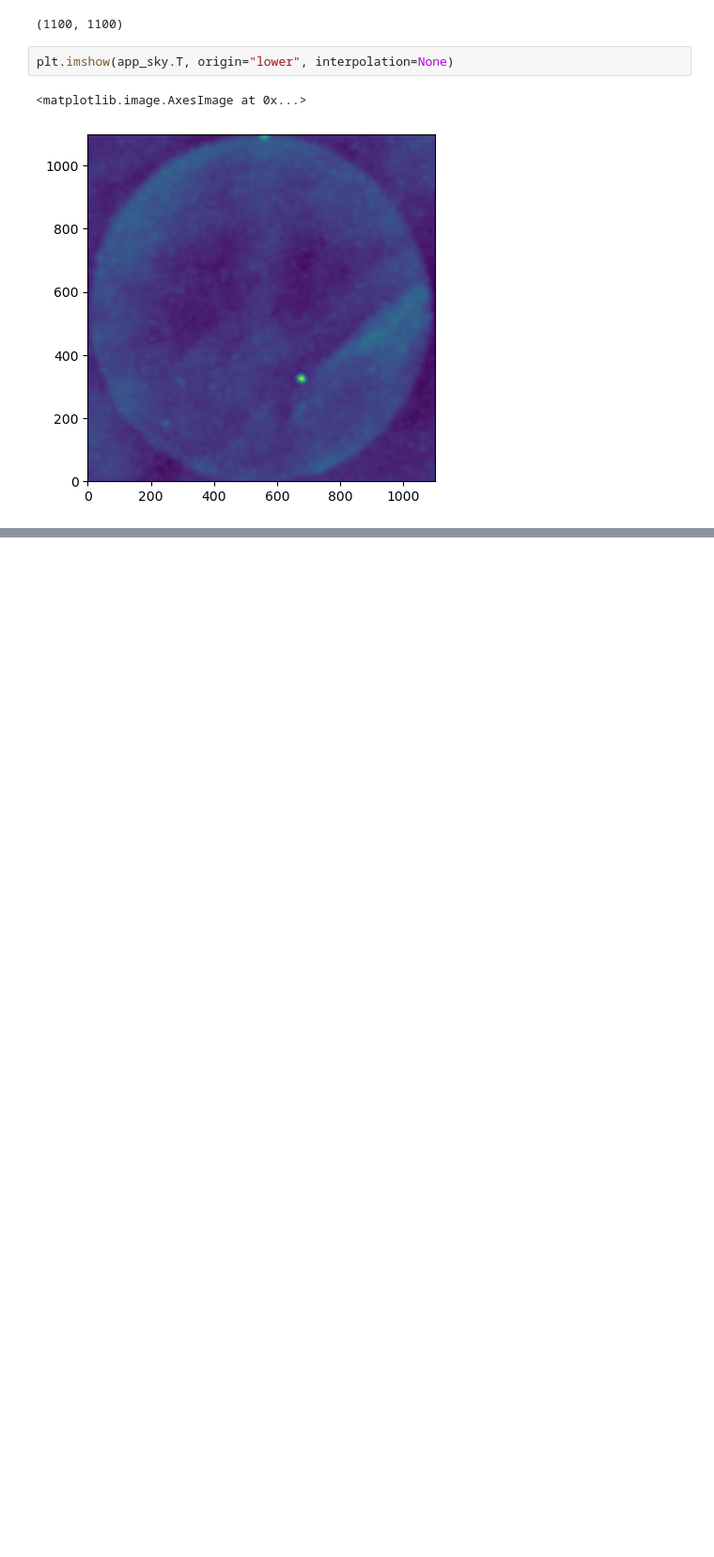
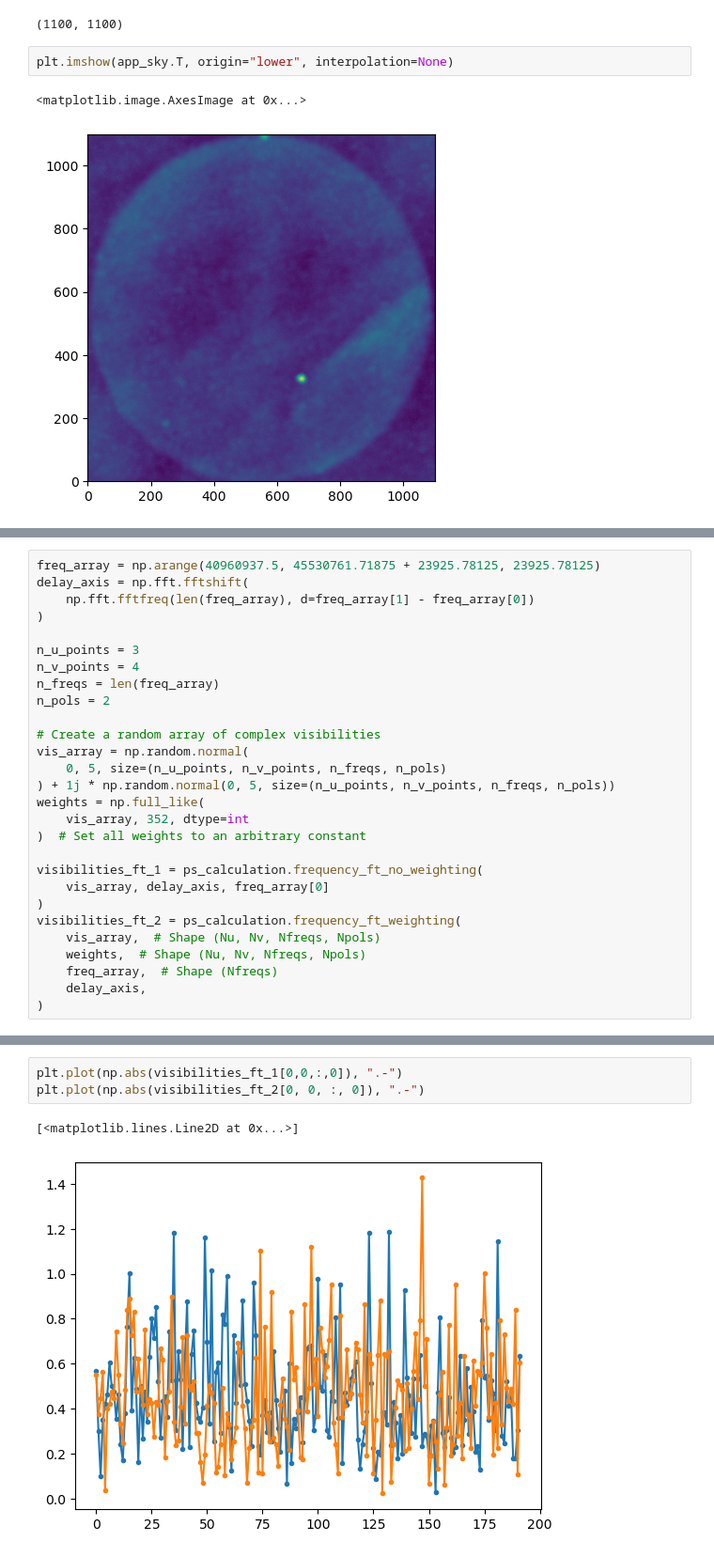
Before and after one commit to rlbyrne/DeltaPS, a Jupyter notebook: run_ps.ipynb, the cells around one changed output, grey strips where cells are left out. Shown at 94% size. Saved outputs shown, nothing was run; the diff lists cells and outputs as text; blank space fills up the shorter version.

```diff
--- a/run_ps.ipynb
+++ b/run_ps.ipynb
@@ -74,0 +110,28 @@ plt.imshow(app_sky.T, origin="lower", interpolation=None)
+# %%
+freq_array = np.arange(40960937.5, 45530761.71875 + 23925.78125, 23925.78125)
+delay_axis = np.fft.fftshift(
+    np.fft.fftfreq(len(freq_array), d=freq_array[1] - freq_array[0])
+)
+
+n_u_points = 3
+n_v_points = 4
+n_freqs = len(freq_array)
+n_pols = 2
+
+# Create a random array of complex visibilities
+vis_array = np.random.normal(
+    0, 5, size=(n_u_points, n_v_points, n_freqs, n_pols)
+) + 1j * np.random.normal(0, 5, size=(n_u_points, n_v_points, n_freqs, n_pols))
+weights = np.full_like(
+    vis_array, 352, dtype=int
+)  # Set all weights to an arbitrary constant
+
+visibilities_ft_1 = ps_calculation.frequency_ft_no_weighting(
+    vis_array, delay_axis, freq_array[0]
+)
+visibilities_ft_2 = ps_calculation.frequency_ft_weighting(
+    vis_array,  # Shape (Nu, Nv, Nfreqs, Npols)
+    weights,  # Shape (Nu, Nv, Nfreqs, Npols)
+    freq_array,  # Shape (Nfreqs)
+    delay_axis,
+)
@@ -74,0 +142,6 @@ plt.imshow(app_sky.T, origin="lower", interpolation=None)
+# %%
+plt.plot(np.abs(visibilities_ft_1[0,0,:,0]), ".-")
+plt.plot(np.abs(visibilities_ft_2[0, 0, :, 0]), ".-")
+# %% [output]
+[<matplotlib.lines.Line2D at 0x...>]
+[figure, added]
```
Also changed, not shown: parts of 18 cells of this notebook, 3 other files.
